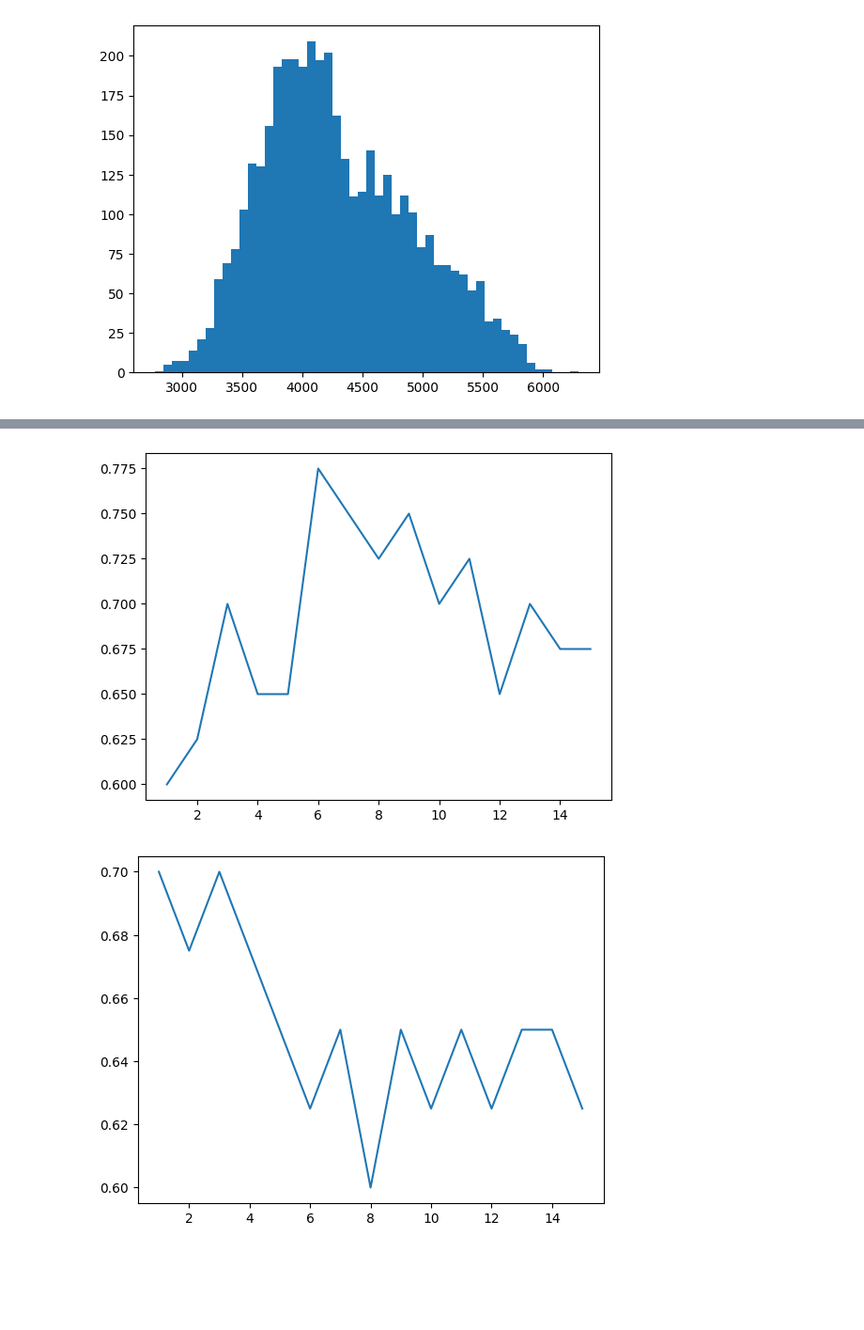
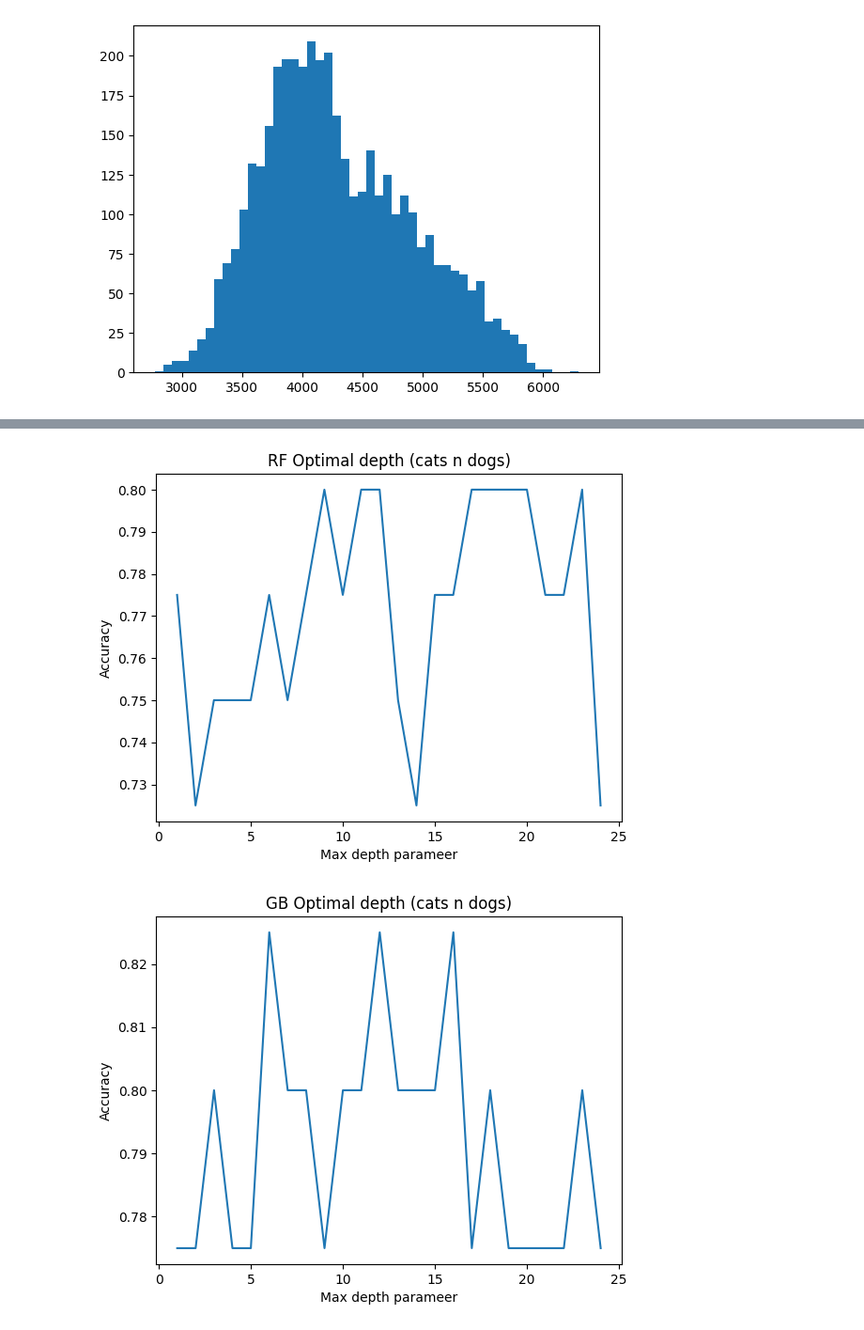
Before and after one commit to FelixJons/mve411-big-data-stats, a Jupyter notebook: assignment-2/catsndog_param_setting.ipynb, the cells around one changed output, grey strips where cells are left out. Shown at 94% size. Drawn from its saved outputs; the diff is of its cells as text; code cells hidden in the pictures; blank space fills up the shorter version.

```diff
--- a/assignment-2/catsndog_param_setting.ipynb
+++ b/assignment-2/catsndog_param_setting.ipynb
@@ -101,35 +149,42 @@ plt.show()
 # %%
 # searching for optimal depth
 data, labels = load_data(tcga=False)
 X_train, X_test, y_train, y_test = train_test_split(data, labels, test_size=0.2)
 
 anova = SelectKBest(score_func=f_classif, k=1000)
 X_train_feature = anova.fit_transform(X_train, y_train.ravel())
 X_test_feature = anova.transform(X_test)
 X_train_stand, X_test_stand = standardize(X_train_feature, X_test_feature)
 
 accuracies_rf = []
 accuracies_gb = []
+depth_range = range(1,25)
 
-for depth in range(1,16):
+for depth in depth_range:
     classifier_rf = RandomForestClassifier(n_estimators=100, max_depth=depth)
     classifier_gb = GradientBoostingClassifier(n_estimators=100, max_depth=depth)
 
     classifier_rf.fit(X_train_stand, y_train.ravel())
     y_pred_test = classifier_rf.predict(X_test_stand)
     accuracy = accuracy_score(y_test, y_pred_test)
     accuracies_rf.append(accuracy)
 
     classifier_gb.fit(X_train_stand, y_train.ravel())
     y_pred_test = classifier_gb.predict(X_test_stand)
     accuracy = accuracy_score(y_test, y_pred_test)
     accuracies_gb.append(accuracy)
 
 
-plt.plot(np.arange(1,16), accuracies_rf)
+plt.plot(depth_range, accuracies_rf)
+plt.title("RF Optimal depth (cats n dogs)")
+plt.xlabel("Max depth parameer")
+plt.ylabel("Accuracy")
 plt.show()
-plt.plot(np.arange(1,16), accuracies_gb)
+plt.plot(depth_range, accuracies_gb)
+plt.title("GB Optimal depth (cats n dogs)")
+plt.xlabel("Max depth parameer")
+plt.ylabel("Accuracy")
 plt.show()
 # %% [output]
-[figure, old version]
+[figure, new version]
-[figure, old version]
+[figure, new version]
```
Also changed, not shown: parts of 2 cells of this notebook, 4 other files.
